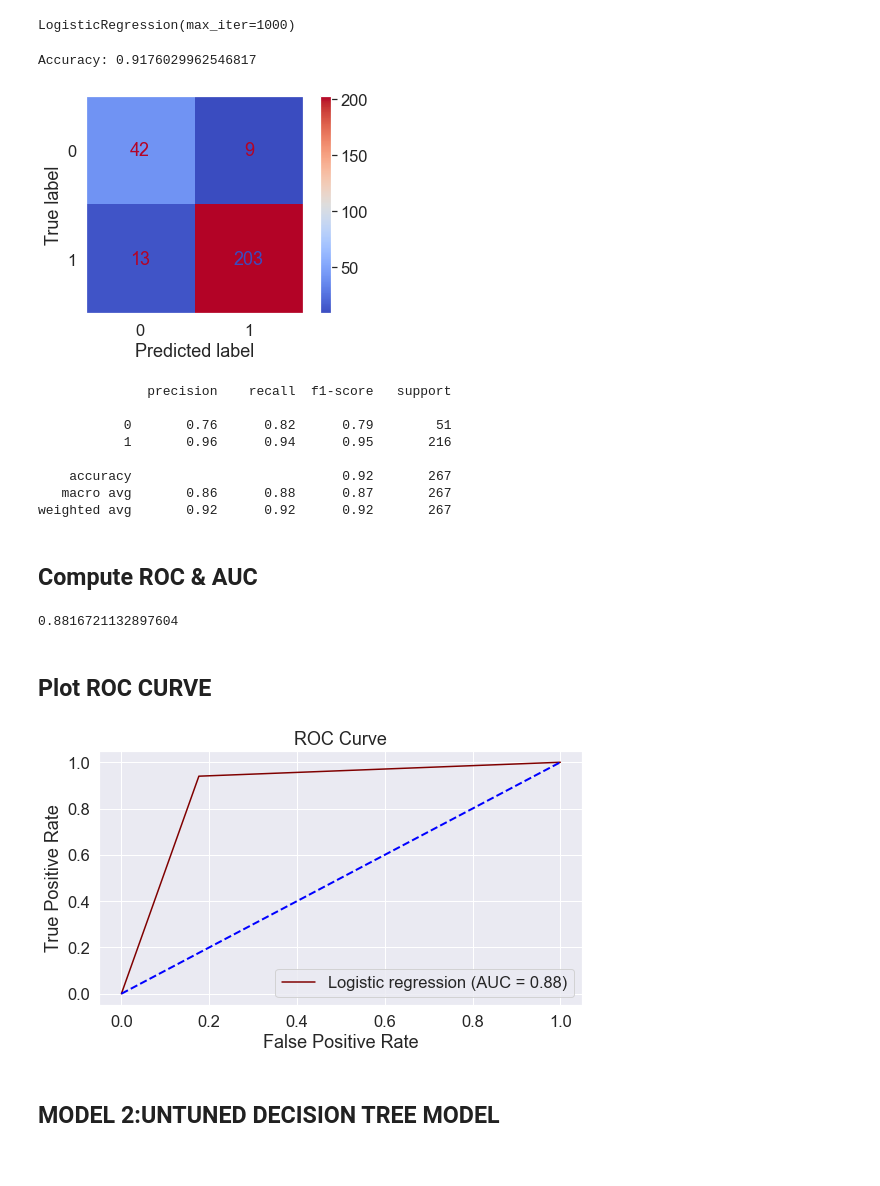
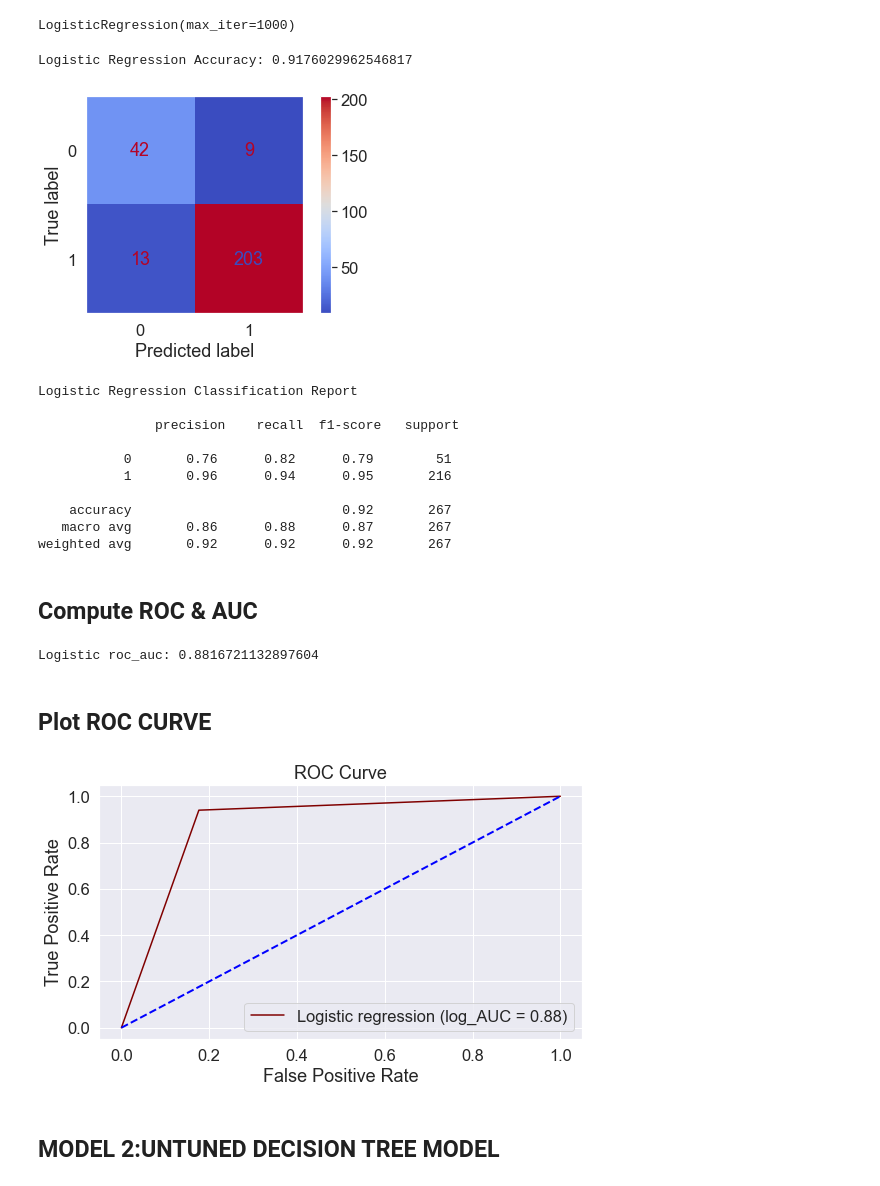
Before and after one commit to Harriet-ngomo/Taxpayer-Risk-Classification, a Jupyter notebook: index.ipynb, the cells around one changed output. Drawn from its saved outputs; the diff is of its cells as text; code cells hidden in the pictures.

```diff
--- a/index.ipynb
+++ b/index.ipynb
@@ -505,7 +505,7 @@ LogisticRegression(max_iter=1000)
 y_pred = logreg.predict(X_test_processed)
 
 # Calculate accuracy
-print('Accuracy:', accuracy_score(y_test, y_pred))
+print('Logistic Regression Accuracy:', accuracy_score(y_test, y_pred))
 
 # Compute confusion matrix
 cm = confusion_matrix(y_test, y_pred)
@@ -519,12 +519,14 @@ disp.plot(cmap=plt.cm.coolwarm, ax=ax)
 ax.grid(False)
 plt.show()
 # %% [output]
-Accuracy: 0.9176029962546817
+Logistic Regression Accuracy: 0.9176029962546817
 [figure]
 # %%
-print(classification_report(y_test, y_pred))
+print("Logistic Regression Classification Report\n\n", classification_report(y_test, y_pred))
 # %% [output]
-              precision    recall  f1-score   support
+Logistic Regression Classification Report
+
+               precision    recall  f1-score   support
 
            0       0.76      0.82      0.79        51
            1       0.96      0.94      0.95       216
@@ -538,25 +540,25 @@ weighted avg       0.92      0.92      0.92       267
 #roc and auc
 
 fpr,tpr,thresholds = roc_curve(y_test,y_pred)
-roc_auc = auc(fpr,tpr)
-print(roc_auc)
+log_roc_auc = auc(fpr,tpr)
+print("Logistic roc_auc:",log_roc_auc)
 # %% [output]
-0.8816721132897604
+Logistic roc_auc: 0.8816721132897604
 # %% [markdown]
 ## Plot ROC CURVE
 # %%
 plt.figure(figsize=(8,5))
 lw =2
-plt.plot(fpr, tpr, label=f'Logistic regression (AUC = {roc_auc:.2f})',color ="maroon")
+plt.plot(fpr, tpr, label=f'Logistic regression (log_AUC = {log_roc_auc:.2f})',color ="maroon")
 plt.plot([0, 1], [0, 1],lw =lw,ls ='--',color ="Blue")
 plt.xlabel("False Positive Rate")
 plt.ylabel("True Positive Rate")
 plt.title("ROC Curve")
 plt.legend()
 plt.tight_layout()
 plt.show()
 # %% [output]
-[figure, old version]
+[figure, new version]
 # %% [markdown]
 ## MODEL 2:UNTUNED DECISION TREE MODEL
 # %% [markdown]
```
Also changed, not shown: parts of 6 cells of this notebook.
